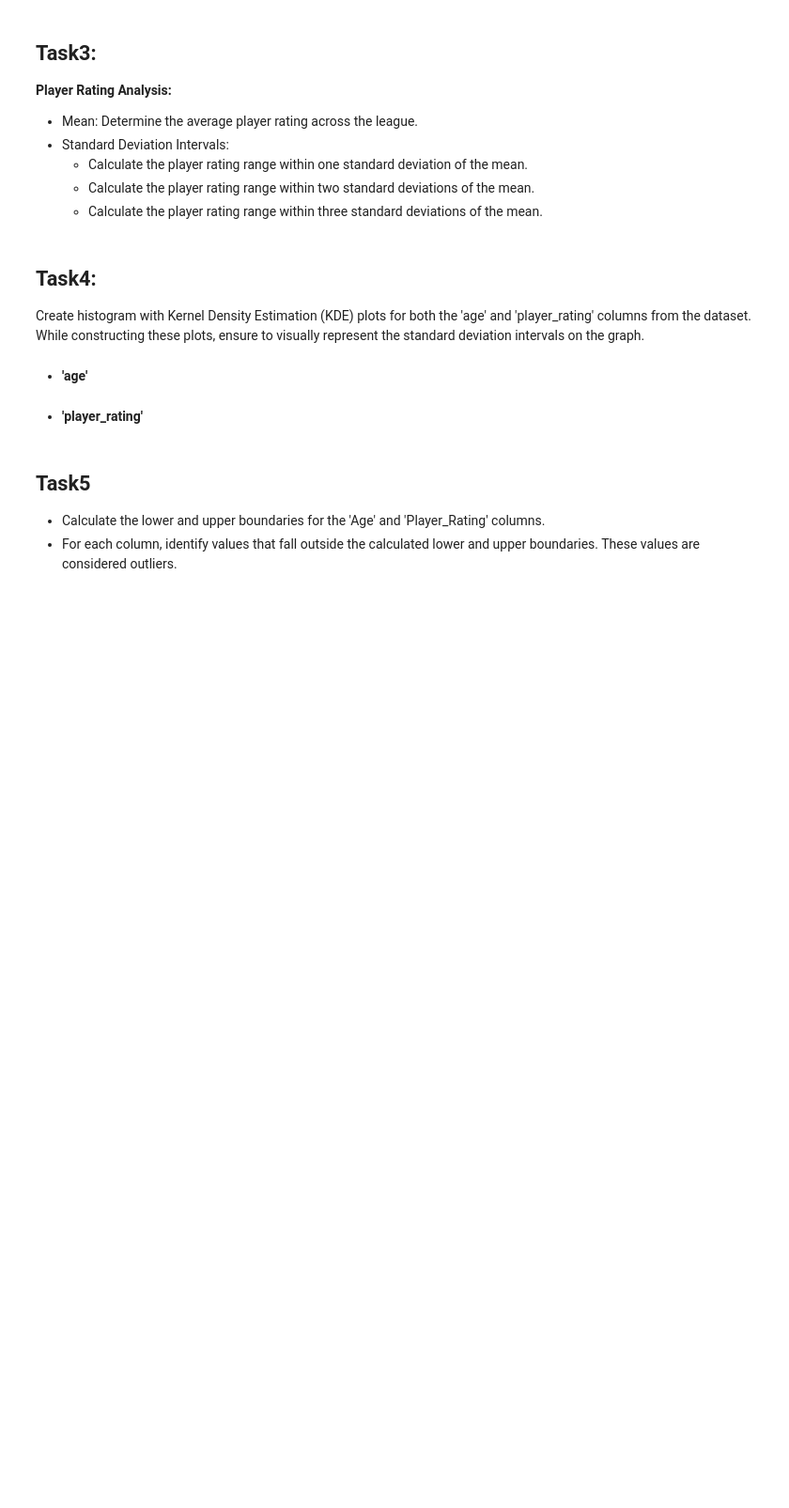
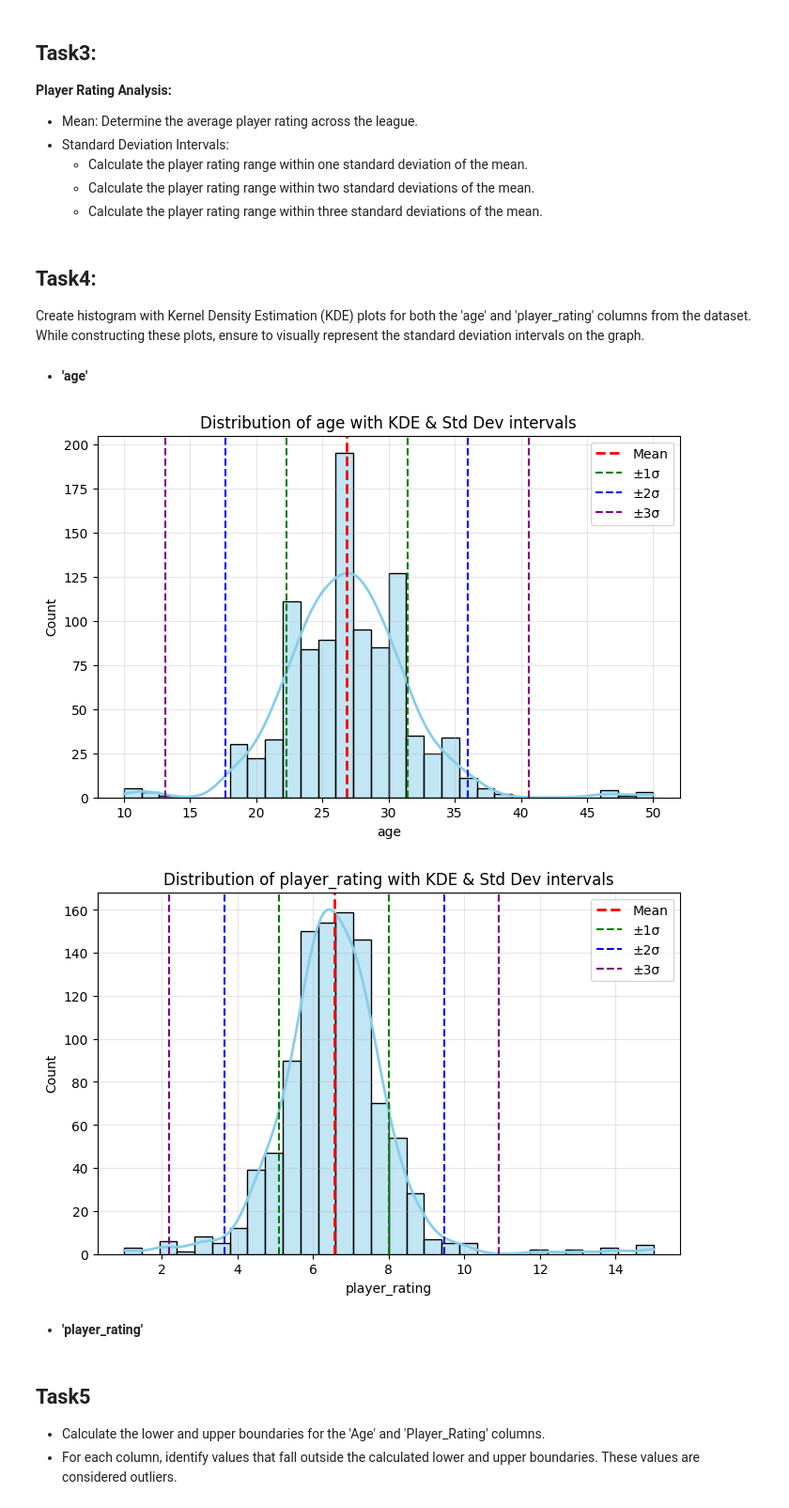
Before and after one commit to vishalxai/Codebasics_ML_Exercises, a Jupyter notebook: Maths_statistics_coding/MathsnStats_Exercise4/sports_league_outliers_detection.ipynb, the cells around one changed output. Shown at 94% size. Drawn from its saved outputs; the diff is of its cells as text; code cells hidden in the pictures; blank space fills up the shorter version.

```diff
--- a/Maths_statistics_coding/MathsnStats_Exercise4/sports_league_outliers_detection.ipynb
+++ b/Maths_statistics_coding/MathsnStats_Exercise4/sports_league_outliers_detection.ipynb
@@ -94,6 +135,57 @@ dtype: int64
 Create histogram with Kernel Density Estimation (KDE) plots for both the 'age' and 'player_rating' columns from the dataset. While constructing these plots, ensure to visually represent the standard deviation intervals on the graph.
 # %% [markdown]
 - **'age'**
+# %%
+import matplotlib.pyplot as plt
+import seaborn as sns
+
+# ---- Task 4: Visualizations ----
+
+def plot_distribution_with_std(data, column):
+    mean = data[column].mean()
+    std  = data[column].std()
+
+    plt.figure(figsize=(8,5))
+    sns.histplot(
+    data[column],
+    bins=30,
+    kde=True,
+    color="skyblue",
+    edgecolor="black",
+    line_kws={'color':'red', 'linewidth':2}   # <-- use line_kws instead of kde_kws
+)
+
+    # Mean line
+    plt.axvline(mean, color="red", linestyle="--", linewidth=2, label="Mean")
+
+    # ±1σ lines
+    plt.axvline(mean-std, color="green", linestyle="--", linewidth=1.5, label="±1σ")
+    plt.axvline(mean+std, color="green", linestyle="--", linewidth=1.5)
+
+    # ±2σ lines
+    plt.axvline(mean-2*std, color="blue", linestyle="--", linewidth=1.5, label="±2σ")
+    plt.axvline(mean+2*std, color="blue", linestyle="--", linewidth=1.5)
+
+    # ±3σ lines
+    plt.axvline(mean-3*std, color="purple", linestyle="--", linewidth=1.5, label="±3σ")
+    plt.axvline(mean+3*std, color="purple", linestyle="--", linewidth=1.5)
+
+    plt.title(f"Distribution of {column} with KDE & Std Dev intervals")
+    plt.xlabel(column)
+    plt.ylabel("Count")
+    plt.legend()
+    plt.grid(alpha=0.3)
+    plt.show()
+
+
+# Plot for 'age'
+plot_distribution_with_std(df, 'age')
+
+# Plot for 'player_rating'
+plot_distribution_with_std(df, 'player_rating')
+# %% [output]
+[figure, added]
+[figure, added]
 # %% [markdown]
 - **'player_rating'**
 # %% [markdown]
```
Also changed, not shown: parts of 3 cells of this notebook, 4 other files.
